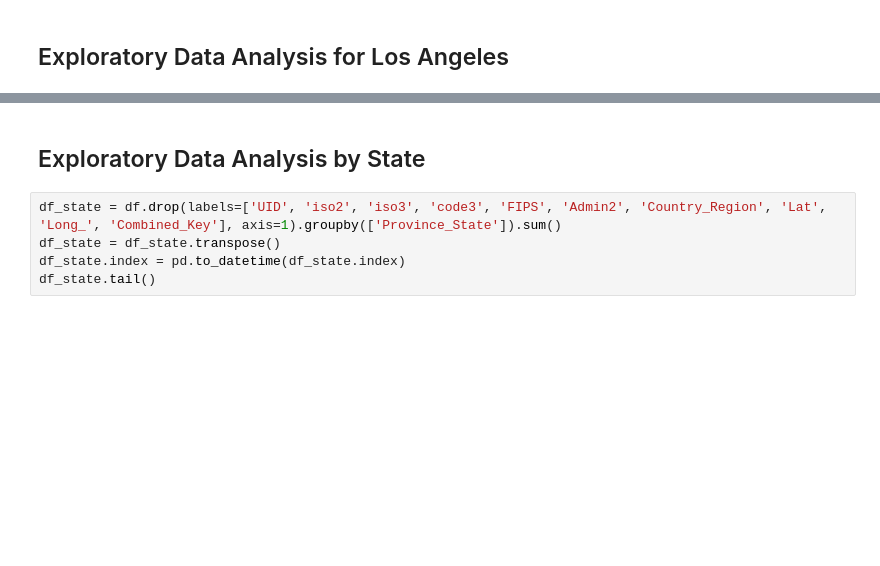
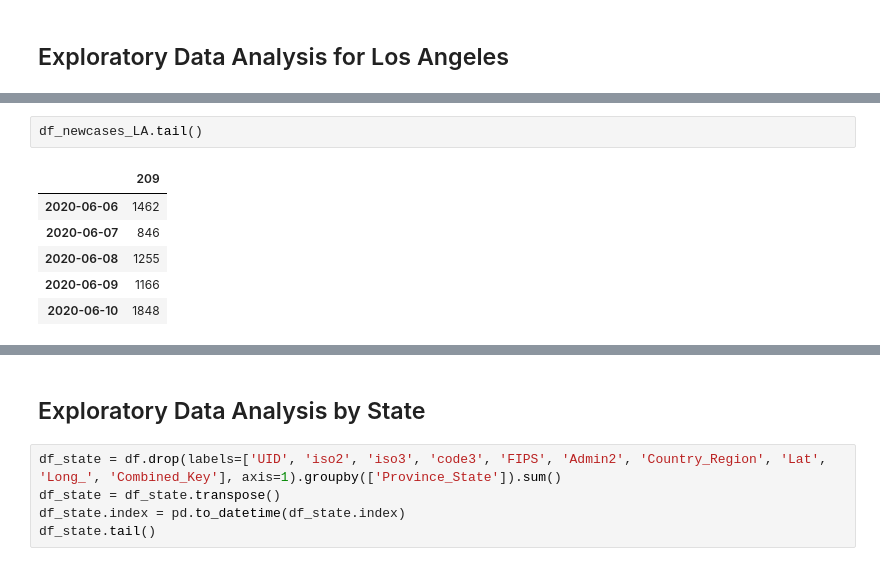
Before and after one commit to emmanuel-garza/covid-19, a Jupyter notebook: time_series.ipynb, the cells around one changed output, grey strips where cells are left out. Drawn from its saved outputs; the diff is of its cells as text; blank space fills up the shorter version.

```diff
--- a/time_series.ipynb
+++ b/time_series.ipynb
@@ -57,3 +57,12 @@ fig2 = df_LA.plot(figsize=(15,8), logy=True, title='LogY Plot of Confirmed Cases
+# %%
+df_newcases_LA.tail()
+# %% [output]
+|  | 209 |
+| 2020-06-06 | 1462 |
+| 2020-06-07 | 846 |
+| 2020-06-08 | 1255 |
+| 2020-06-09 | 1166 |
+| 2020-06-10 | 1848 |
 # %%
 df_newcases_LA = df_LA[1:].values-df_LA[0:-1]
 fig3 = df_newcases_LA.rename(columns={209: 'Point'}).plot(kind='line', figsize=(15,8), title='New Cases Per Day in LA')
```
Also changed, not shown: parts of 4 cells of this notebook.
